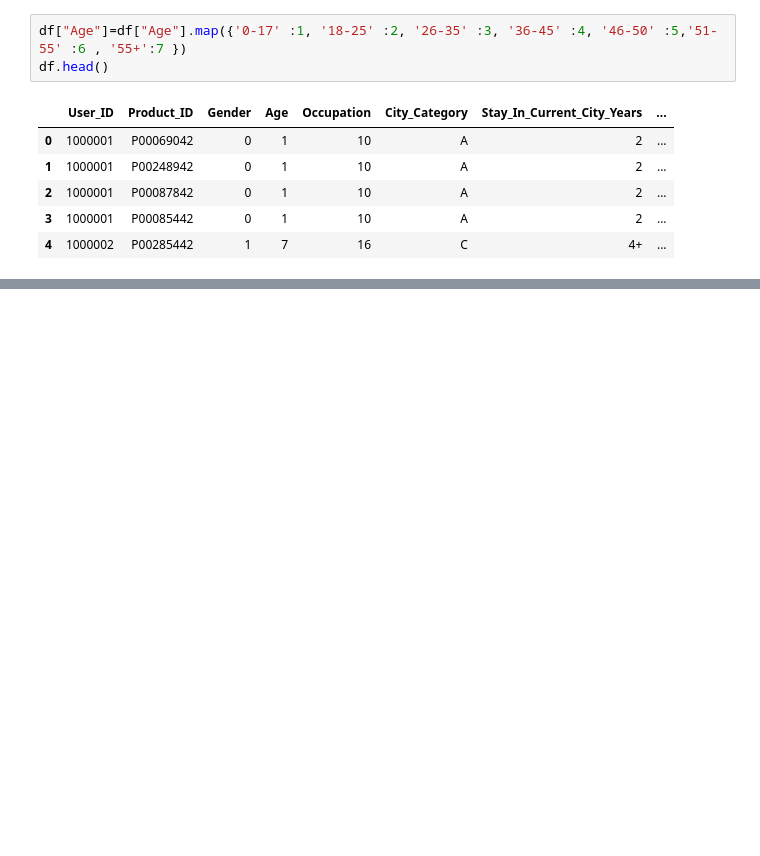
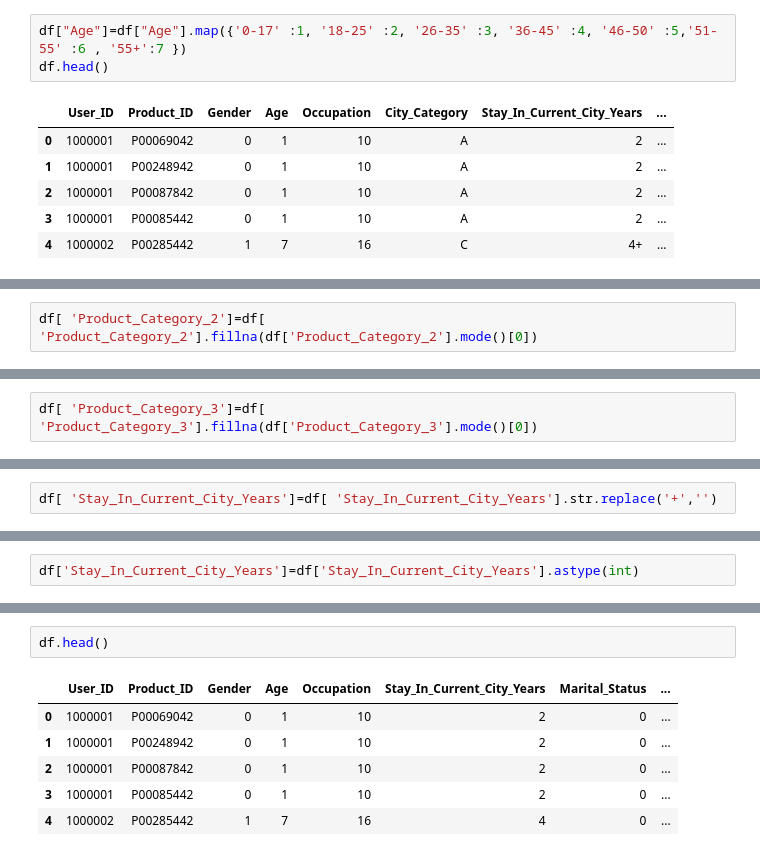
Before and after one commit to sai14karthik/Black-Friday-, a Jupyter notebook: code.ipynb, the cells around one changed output, grey strips where cells are left out. Drawn from its saved outputs; the diff is of its cells as text; blank space fills up the shorter version.

```diff
--- a/code.ipynb
+++ b/code.ipynb
@@ -113,0 +196,2 @@ df.head()
+# %%
+df[ 'Product_Category_2']=df[ 'Product_Category_2'].fillna(df['Product_Category_2'].mode()[0])
@@ -113,0 +244,2 @@ df.head()
+# %%
+df[ 'Product_Category_3']=df[ 'Product_Category_3'].fillna(df['Product_Category_3'].mode()[0])
@@ -113,0 +269,2 @@ df.head()
+# %%
+df[ 'Stay_In_Current_City_Years']=df[ 'Stay_In_Current_City_Years'].str.replace('+','')
@@ -113,0 +295,2 @@ df.head()
+# %%
+df['Stay_In_Current_City_Years']=df['Stay_In_Current_City_Years'].astype(int)
@@ -113,0 +317,9 @@ df.head()
+# %%
+df.head()
+# %% [output]
+|  | User_ID | Product_ID | Gender | Age | Occupation | Stay_In_Current_City_Years | Marital_Status | ... |
+| 0 | 1000001 | P00069042 | 0 | 1 | 10 | 2 | 0 | ... |
+| 1 | 1000001 | P00248942 | 0 | 1 | 10 | 2 | 0 | ... |
+| 2 | 1000001 | P00087842 | 0 | 1 | 10 | 2 | 0 | ... |
+| 3 | 1000001 | P00085442 | 0 | 1 | 10 | 2 | 0 | ... |
+| 4 | 1000002 | P00285442 | 1 | 7 | 16 | 4 | 0 | ... |
```
Also changed, not shown: parts of 17 cells of this notebook.
